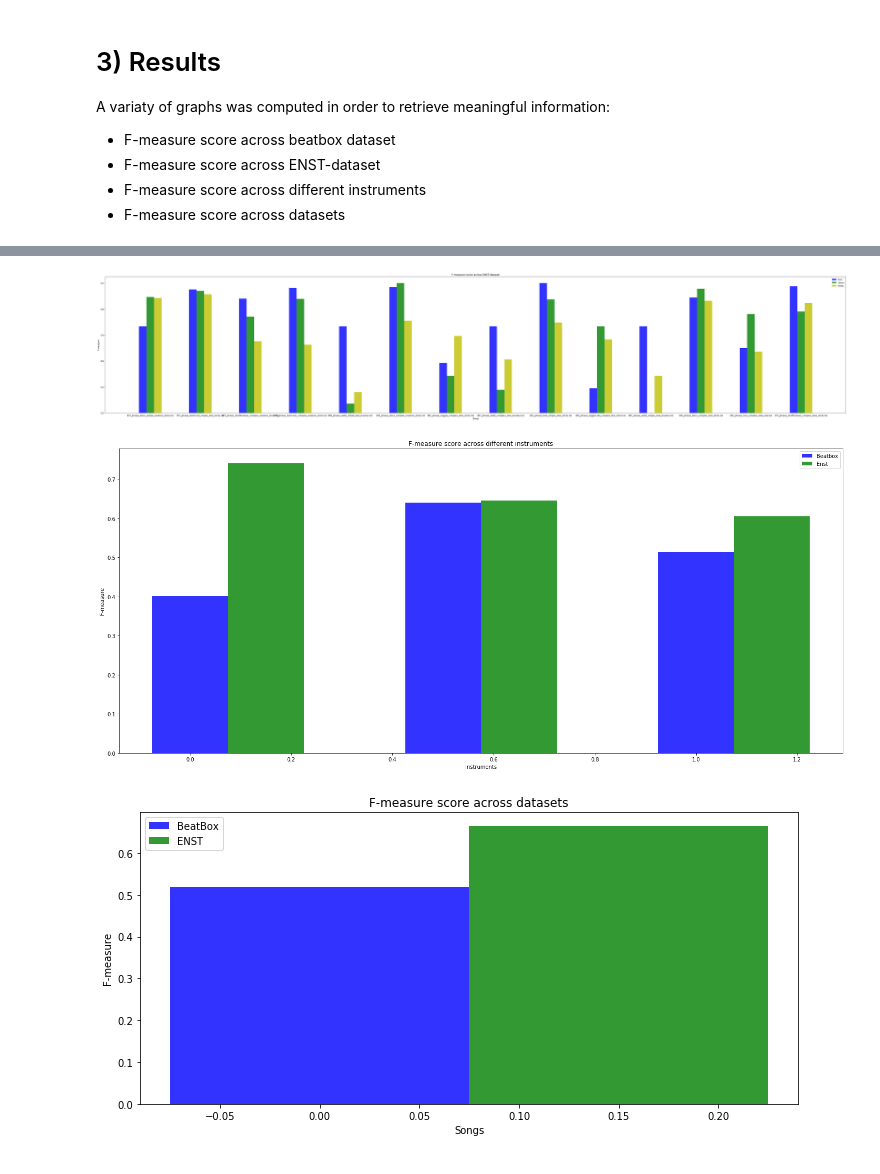
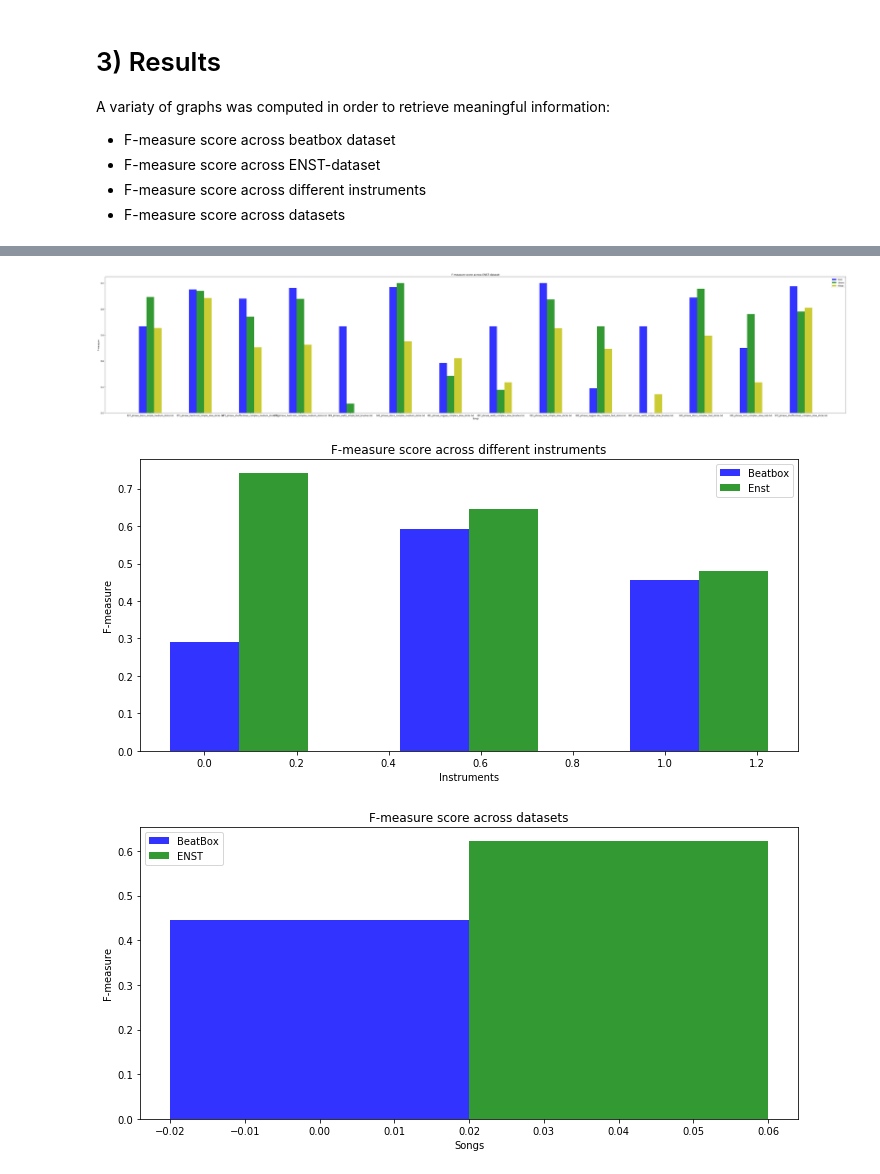
Before and after one commit to PedroMCRicardo/MIR, a Jupyter notebook: AutomaticDrumTranscription.ipynb, the cells around one changed output, grey strips where cells are left out. Saved outputs shown, nothing was run; the diff lists cells and outputs as text; code cells hidden in the pictures.

```diff
--- a/AutomaticDrumTranscription.ipynb
+++ b/AutomaticDrumTranscription.ipynb
@@ -276,17 +276,17 @@ list_Hihat_enst = []
 for i, filename in enumerate(filenames):
     u1 = np.fromiter(dict_bb[filename]['Kick'], dtype = float)
     a1 = np.fromiter(dict_ADT[filename]['Kick'], dtype = float)
-    measure_kick = mir_eval.onset.evaluate(u1,a1,window=0.25)
+    measure_kick = mir_eval.onset.evaluate(u1,a1,window=0.05)
     list_Kick.append(measure_kick['F-measure'])
 
     u2 = np.fromiter(dict_bb[filename]['Snare'], dtype = float)
     a2 = np.fromiter(dict_ADT[filename]['Snare'], dtype = float)
-    measure_snare = mir_eval.onset.evaluate(u2,a2,window=0.25)
+    measure_snare = mir_eval.onset.evaluate(u2,a2,window=0.05)
     list_Snare.append(measure_snare['F-measure'])
 
     u3 = np.fromiter(dict_bb[filename]['Hihat'], dtype = float)
     a3 = np.fromiter(dict_ADT[filename]['Hihat'], dtype = float)
-    measure_Hihat = mir_eval.onset.evaluate(u3,a3,window=0.25)
+    measure_Hihat = mir_eval.onset.evaluate(u3,a3,window=0.05)
     list_Hihat.append(measure_Hihat['F-measure'])
 
     dict_FM[filename] = (measure_kick['F-measure'],measure_snare['F-measure'],measure_Hihat['F-measure'])
@@ -296,17 +296,17 @@ for i, filename in enumerate(filenames_enst):
     a = strip_end(filename,'.txt')
     u1 = np.fromiter(dict_enst[a+'.txt']['Kick'], dtype = float)
     a1 = np.fromiter(dict_ADT_enst[a]['Kick'], dtype = float)
-    measure_kick = mir_eval.onset.evaluate(u1,a1,window=0.25)
+    measure_kick = mir_eval.onset.evaluate(u1,a1,window=0.05)
     list_Kick_enst.append(measure_kick['F-measure'])
 
     u2 = np.fromiter(dict_enst[a+'.txt']['Snare'], dtype = float)
     a2 = np.fromiter(dict_ADT_enst[a]['Snare'], dtype = float)
-    measure_snare = mir_eval.onset.evaluate(u2,a2,window=0.25)
+    measure_snare = mir_eval.onset.evaluate(u2,a2,window=0.05)
     list_Snare_enst.append(measure_snare['F-measure'])
 
     u3 = np.fromiter(dict_enst[a+'.txt']['Hihat'], dtype = float)
     a3 = np.fromiter(dict_ADT_enst[a]['Hihat'], dtype = float)
-    measure_Hihat = mir_eval.onset.evaluate(u3,a3,window=0.25)
+    measure_Hihat = mir_eval.onset.evaluate(u3,a3,window=0.05)
     list_Hihat_enst.append(measure_Hihat['F-measure'])
 
     dict_FM_enst[filename] = (measure_kick['F-measure'],measure_snare['F-measure'],measure_Hihat['F-measure'])
@@ -369,7 +369,7 @@ plt.tight_layout()
 plt.rcParams["figure.figsize"] = [50,10]
 plt.show()
 # %% [output]
-[figure, old version]
+[figure, new version]
 # %%
 def mean(l):
     return sum(l) / float(len(l))
@@ -402,25 +402,25 @@ plt.tight_layout()
 plt.rcParams["figure.figsize"] = [10,5]
 plt.show()
 # %% [output]
-[figure, old version]
+[figure, new version]
 # %%
 mean_beatbox = (means_Kick + means_Snare + means_Hihat)/3
 mean_enst = (means_Kick_enst + means_Snare_enst + means_Hihat_enst)/3
 
 fig, ax = plt.subplots()
 index = np.arange(1)
-bar_width = 0.15
+bar_width = 0.04
 opacity = 0.8
 
 rects1 = plt.bar(index, mean_beatbox, bar_width, alpha=opacity, color='b', label='BeatBox')
 rects2 = plt.bar(index + bar_width, mean_enst, bar_width, alpha=opacity, color='g', label='ENST')
 
 plt.xlabel('Songs')
 plt.ylabel('F-measure')
 plt.legend()
 plt.title('F-measure score across datasets')
 plt.tight_layout()
-plt.rcParams["figure.figsize"] = [20,9]
+plt.rcParams["figure.figsize"] = [10,5]
 plt.show()
 # %% [output]
-[figure, old version]
+[figure, new version]
```
Also changed, not shown: parts of 1 cell of this notebook.
